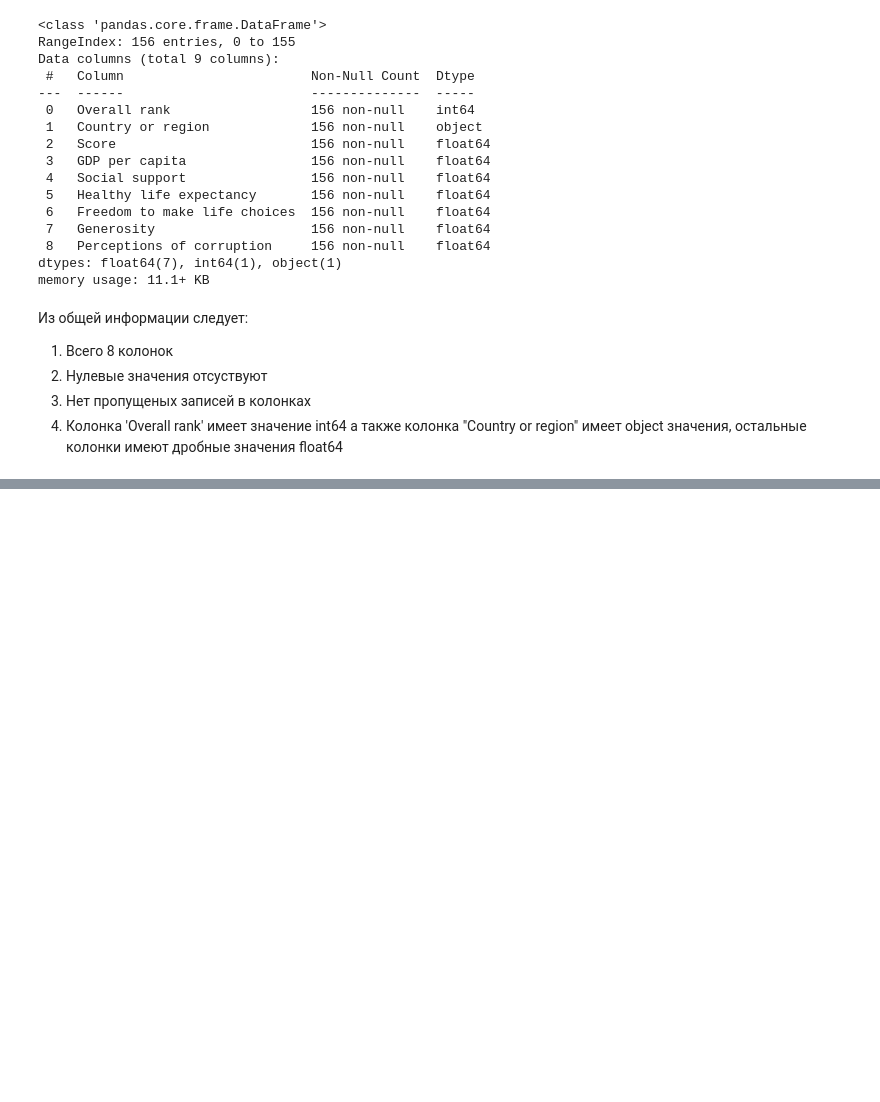
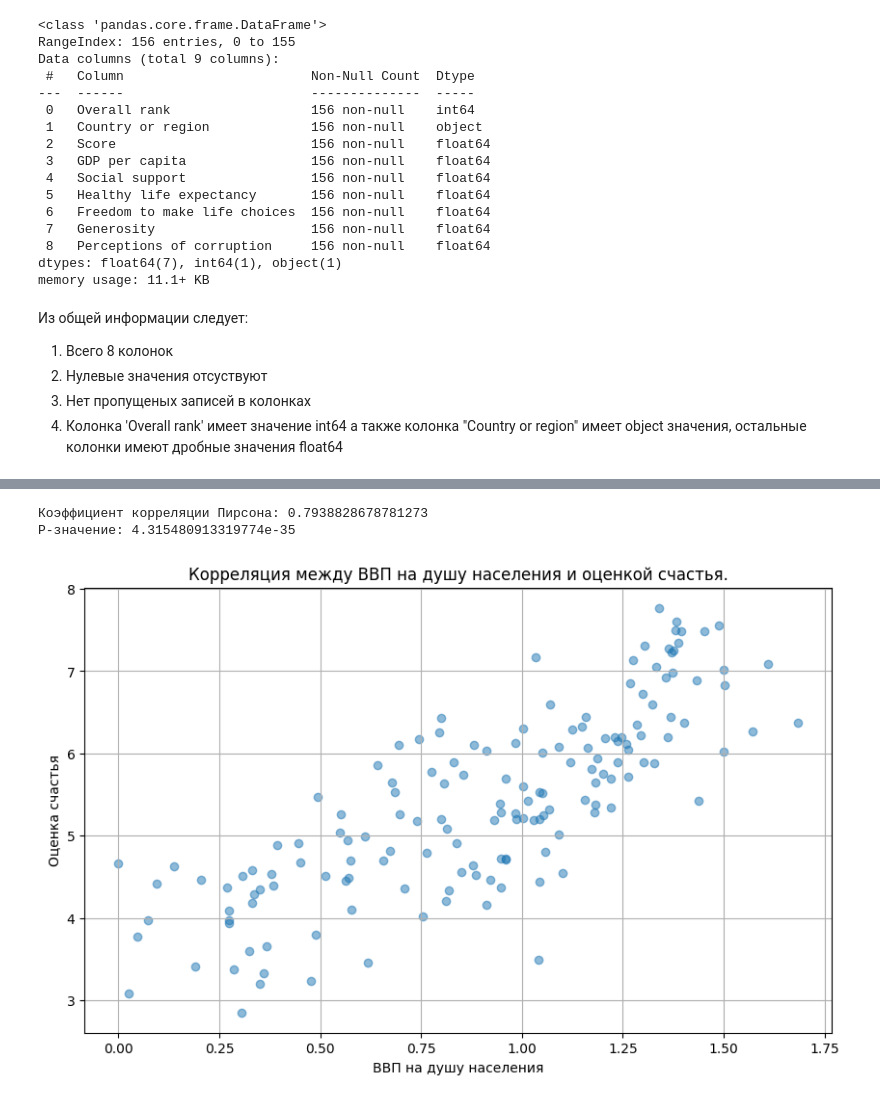
Before and after one commit to Ritorta/PythonDataBase, a Jupyter notebook: Work#2/Task_1.ipynb, the cells around one changed output, grey strips where cells are left out. Drawn from its saved outputs; the diff is of its cells as text; code cells hidden in the pictures; blank space fills up the shorter version.

```diff
--- a/Work#2/Task_1.ipynb
+++ b/Work#2/Task_1.ipynb
@@ -530,0 +200,19 @@ plt.show()
+# %%
+# Вычисляем коэффициент корреляции Пирсона
+correlation_coefficient, p_value = stats.pearsonr(df_report['GDP per capita'], df_report['Score'])
+
+print(f"Коэффициент корреляции Пирсона: {correlation_coefficient}")
+print(f"P-значение: {p_value}")
+
+# Построение графика рассеивания
+plt.figure(figsize=(10, 6))
+plt.scatter(df_report['GDP per capita'], df_report['Score'], alpha=0.5)
+plt.title('Корреляция между ВВП на душу населения и оценкой счастья.')
+plt.xlabel('ВВП на душу населения')
+plt.ylabel('Оценка счастья')
+plt.grid(True)
+plt.show()
+# %% [output]
+Коэффициент корреляции Пирсона: 0.7938828678781273
+P-значение: 4.315480913319774e-35
+[figure, added]
```
Also changed, not shown: parts of 37 cells of this notebook.
